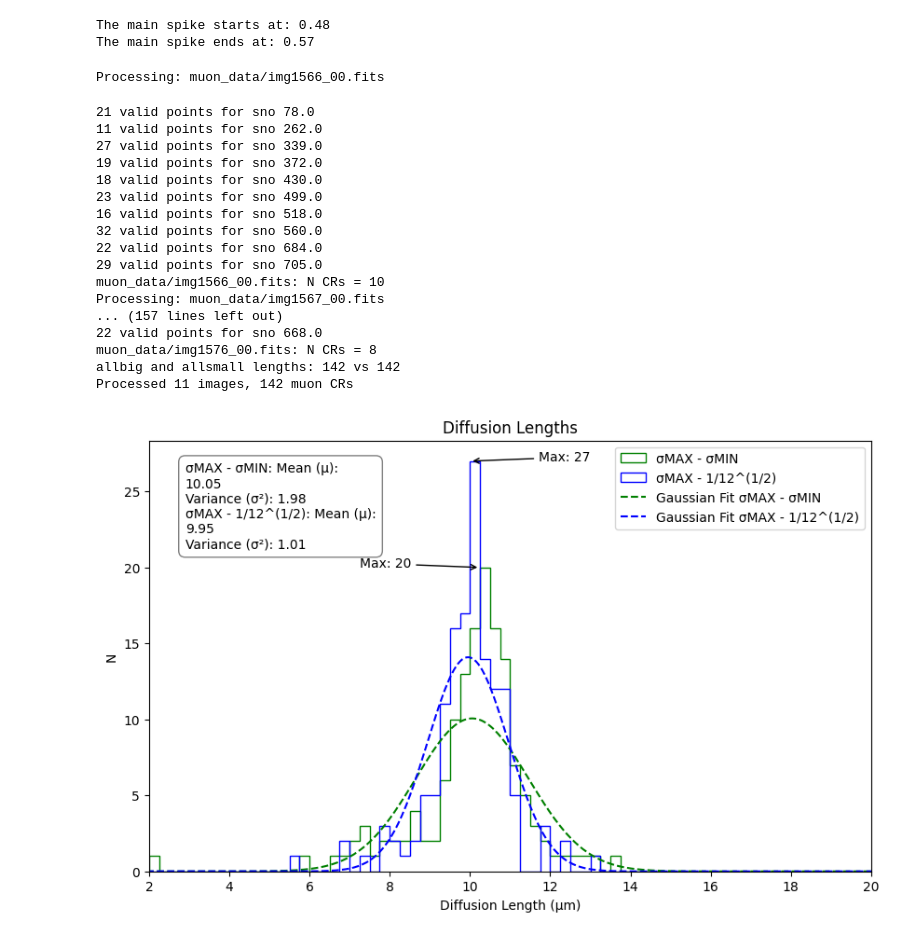
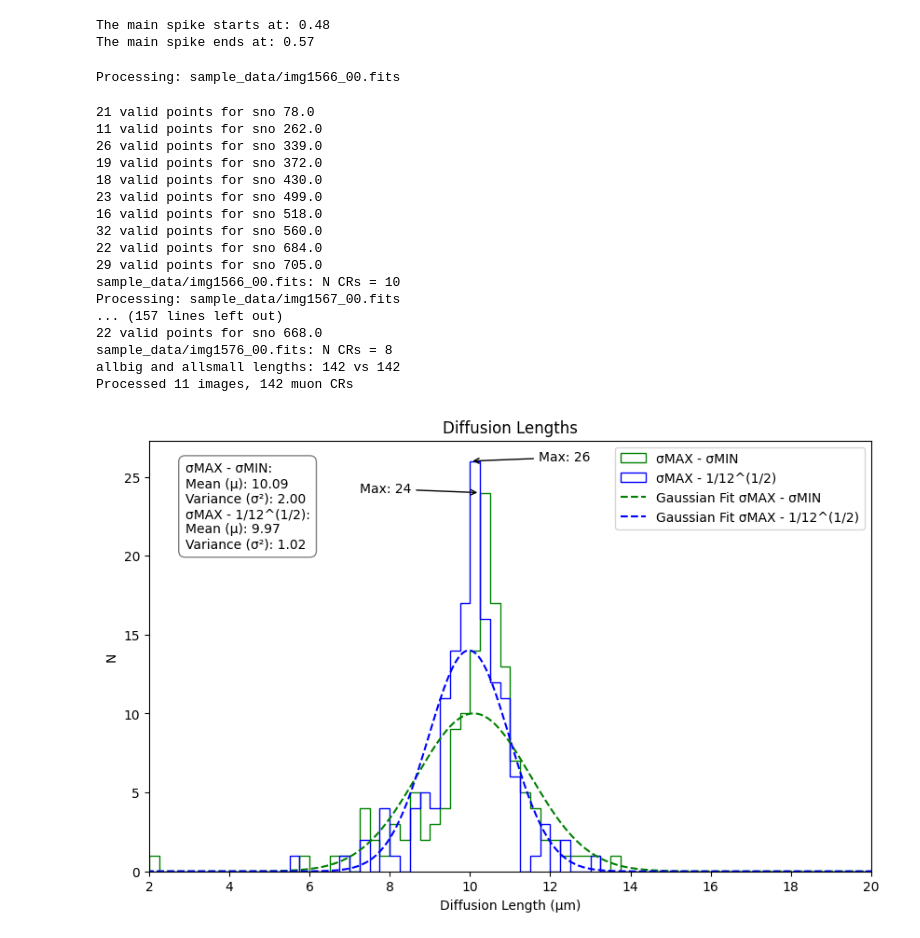
Before and after one commit to mikelangmayr/muon-detector-tools, a Jupyter notebook: Muon_detection.ipynb, the cells around one changed output. Drawn from its saved outputs; the diff is of its cells as text; code cells hidden in the pictures.

```diff
--- a/Muon_detection.ipynb
+++ b/Muon_detection.ipynb
@@ -43,24 +43,24 @@ The main spike ends at: 0.57
 # %%
 from muon_fit.muon_fit import muon_fit
 
-muon_fit("muon_data", spike_start, spike_end, gplot=False, hplot=False, ps=True, crplot=False, verbose=False)
+muon_fit("sample_data", spike_start, spike_end, gplot=False, hplot=False, ps=True, crplot=False, verbose=False)
 # %% [output]
-Processing: muon_data/img1566_00.fits
+Processing: sample_data/img1566_00.fits
 21 valid points for sno 78.0
 11 valid points for sno 262.0
-27 valid points for sno 339.0
+26 valid points for sno 339.0
 19 valid points for sno 372.0
 18 valid points for sno 430.0
 23 valid points for sno 499.0
 16 valid points for sno 518.0
 32 valid points for sno 560.0
 22 valid points for sno 684.0
 29 valid points for sno 705.0
-muon_data/img1566_00.fits: N CRs = 10
-Processing: muon_data/img1567_00.fits
+sample_data/img1566_00.fits: N CRs = 10
+Processing: sample_data/img1567_00.fits
 ... (157 lines left out)
 22 valid points for sno 668.0
-muon_data/img1576_00.fits: N CRs = 8
+sample_data/img1576_00.fits: N CRs = 8
 allbig and allsmall lengths: 142 vs 142
 Processed 11 images, 142 muon CRs
-[figure, old version]
+[figure, new version]
```
Also changed, not shown: parts of 2 cells of this notebook, 35 other files.
